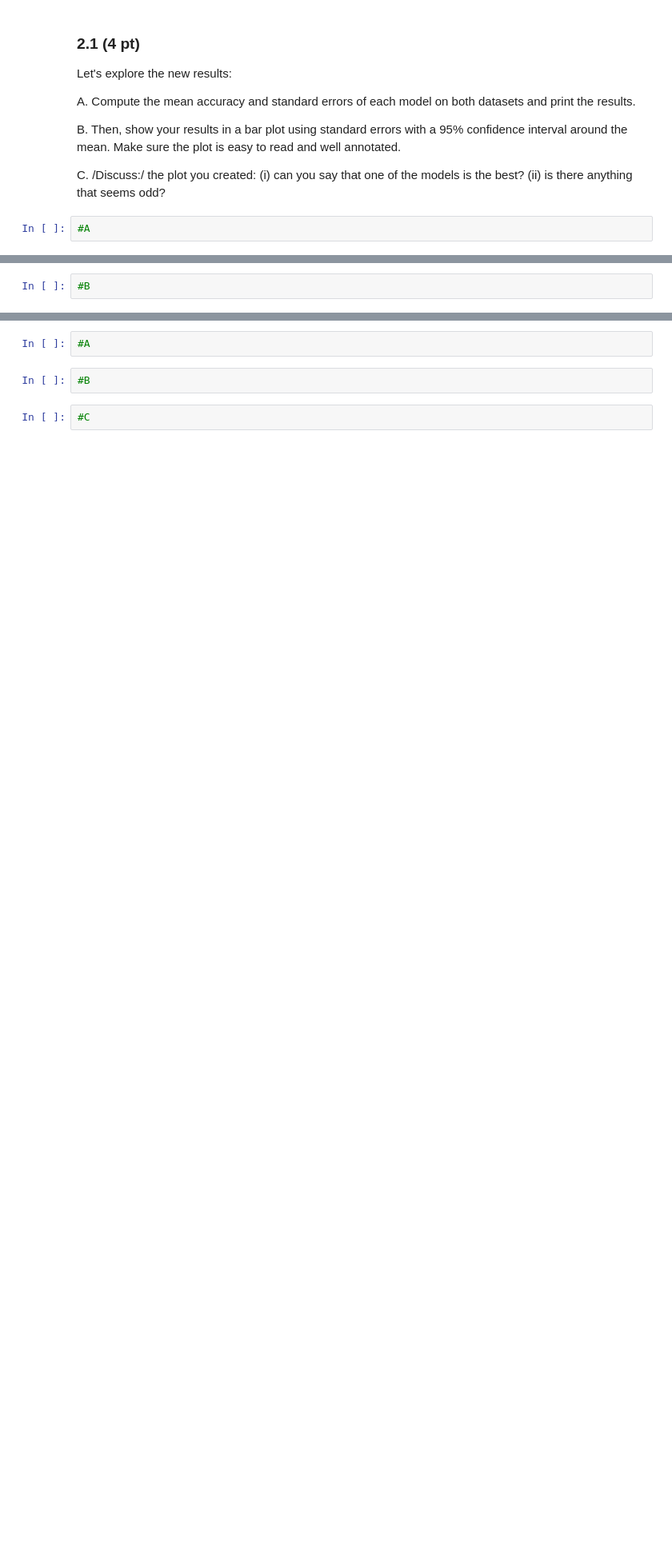
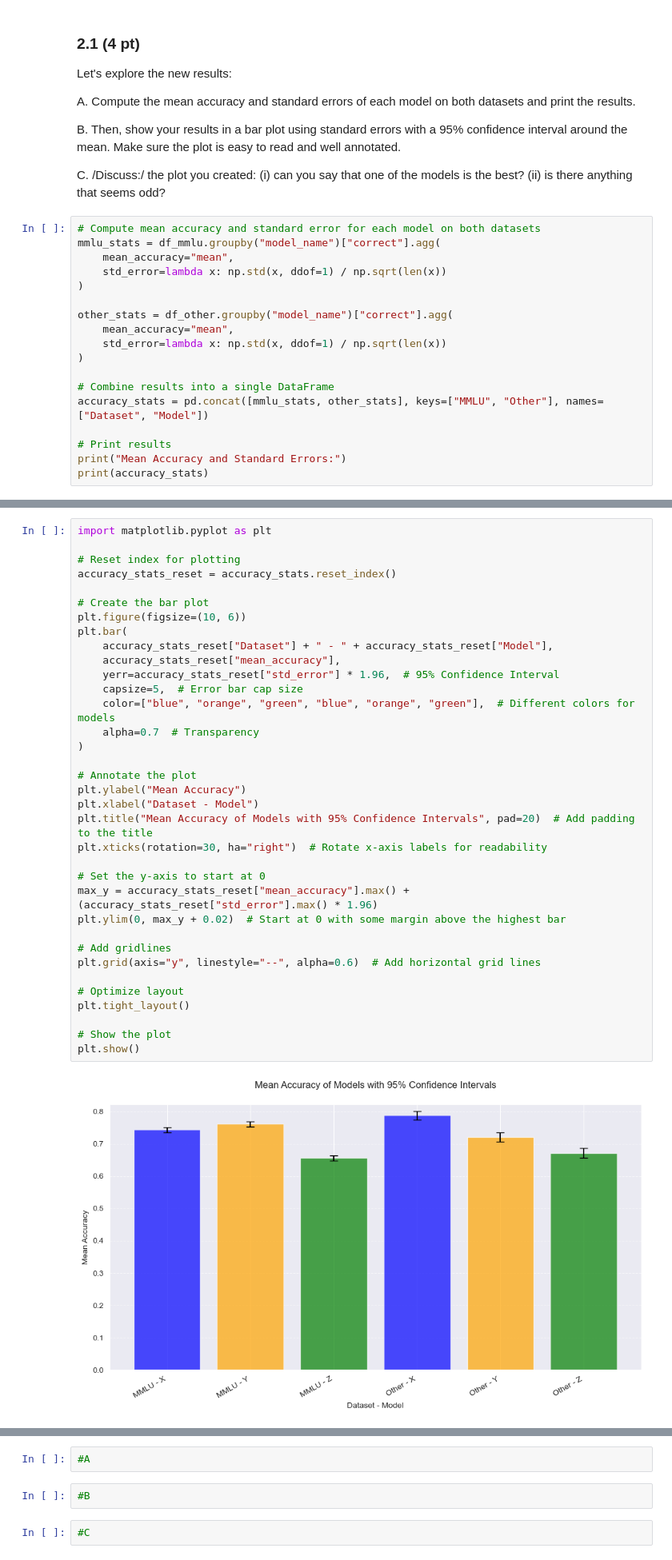
Before and after one commit to Jvviragine/data_analysis_um_course, a Jupyter notebook: data_clinics/clinic1/JV_Data_Clinic_1.ipynb, the cells around one changed output, grey strips where cells are left out. Shown at 80% size. Cells and saved outputs as stored; diff of their text form; blank space fills up the shorter version.

```diff
--- a/data_clinics/clinic1/JV_Data_Clinic_1.ipynb
+++ b/data_clinics/clinic1/JV_Data_Clinic_1.ipynb
@@ -726,4 +746,20 @@ B. Then, show your results in a bar plot using standard errors with a 95% confid
 
 C. /Discuss:/ the plot you created: (i) can you say that one of the models is the best? (ii) is there anything that seems odd?
 # %%
-#A
+# Compute mean accuracy and standard error for each model on both datasets
+mmlu_stats = df_mmlu.groupby("model_name")["correct"].agg(
+    mean_accuracy="mean",
+    std_error=lambda x: np.std(x, ddof=1) / np.sqrt(len(x))
+)
+
+other_stats = df_other.groupby("model_name")["correct"].agg(
+    mean_accuracy="mean",
+    std_error=lambda x: np.std(x, ddof=1) / np.sqrt(len(x))
+)
+
+# Combine results into a single DataFrame
+accuracy_stats = pd.concat([mmlu_stats, other_stats], keys=["MMLU", "Other"], names=["Dataset", "Model"])
+
+# Print results
+print("Mean Accuracy and Standard Errors:")
+print(accuracy_stats)
@@ -730,2 +776,37 @@ C. /Discuss:/ the plot you created: (i) can you say that one of the models is th
 # %%
-#B
+import matplotlib.pyplot as plt
+
+# Reset index for plotting
+accuracy_stats_reset = accuracy_stats.reset_index()
+
+# Create the bar plot
+plt.figure(figsize=(10, 6))
+plt.bar(
+    accuracy_stats_reset["Dataset"] + " - " + accuracy_stats_reset["Model"],
+    accuracy_stats_reset["mean_accuracy"],
+    yerr=accuracy_stats_reset["std_error"] * 1.96,  # 95% Confidence Interval
+    capsize=5,  # Error bar cap size
+    color=["blue", "orange", "green", "blue", "orange", "green"],  # Different colors for models
+    alpha=0.7  # Transparency
+)
+
+# Annotate the plot
+plt.ylabel("Mean Accuracy")
+plt.xlabel("Dataset - Model")
+plt.title("Mean Accuracy of Models with 95% Confidence Intervals", pad=20)  # Add padding to the title
+plt.xticks(rotation=30, ha="right")  # Rotate x-axis labels for readability
+
+# Set the y-axis to start at 0
+max_y = accuracy_stats_reset["mean_accuracy"].max() + (accuracy_stats_reset["std_error"].max() * 1.96)
+plt.ylim(0, max_y + 0.02)  # Start at 0 with some margin above the highest bar
+
+# Add gridlines
+plt.grid(axis="y", linestyle="--", alpha=0.6)  # Add horizontal grid lines
+
+# Optimize layout
+plt.tight_layout()
+
+# Show the plot
+plt.show()
+# %% [output]
+[figure, added]
```
Also changed, not shown: parts of 10 cells of this notebook.
